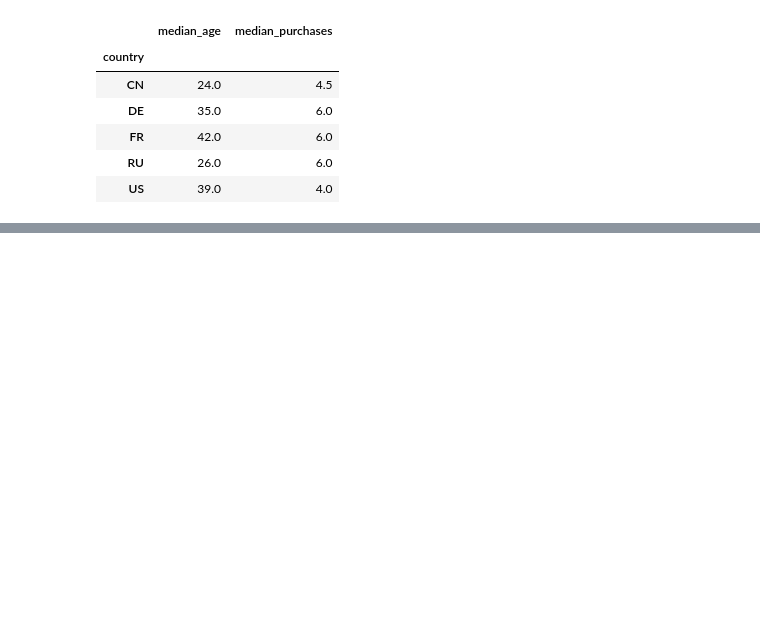
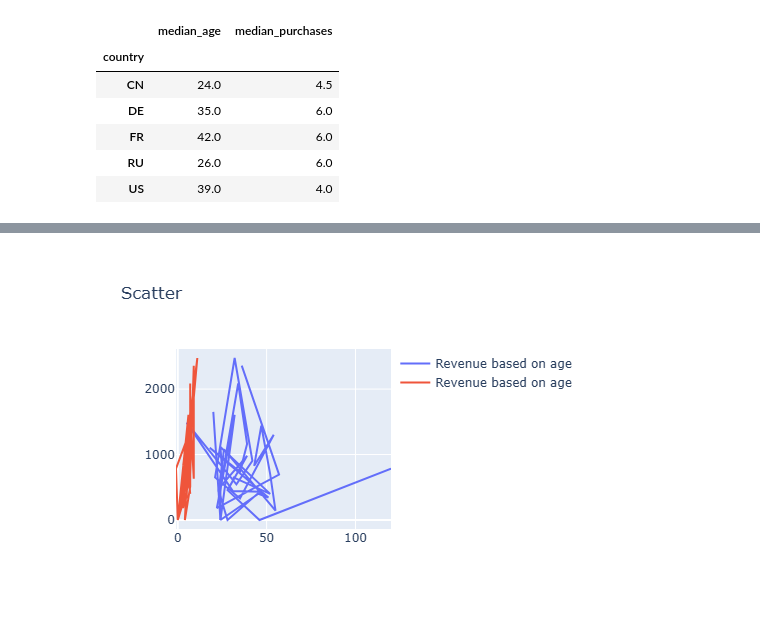
Before and after one commit to dzhoshkun-kd/dpo-dzhoshkun-group2, a Jupyter notebook: homeworks/HW02/HW02.ipynb, the cells around one changed output, grey strips where cells are left out. Saved outputs shown, nothing was run; the diff lists cells and outputs as text; code cells hidden in the pictures; blank space fills up the shorter version.

```diff
--- a/homeworks/HW02/HW02.ipynb
+++ b/homeworks/HW02/HW02.ipynb
@@ -152,0 +211,18 @@ TypeError: Axes.hist() got multiple values for argument 'ax'
+# %%
+trace1 = go.Scatter(
+    x=df["age"],
+    y=df["revenue"],
+    name='Revenue based on age'
+)
+trace2 = go.Scatter(
+    x=df["purchases"],
+    y=df["revenue"],
+    name='Revenue based on age'
+)
+data = [trace1, trace2]
+layout = {'title': 'Scatter'}
+fig = go.Figure(data=data, layout=layout)
+iplot(fig, show_link=False)
+fig.write_html("figures/scatter.html")
+# %% [output]
+[figure, added]
```
Also changed, not shown: parts of 7 cells of this notebook, 3 other files.
